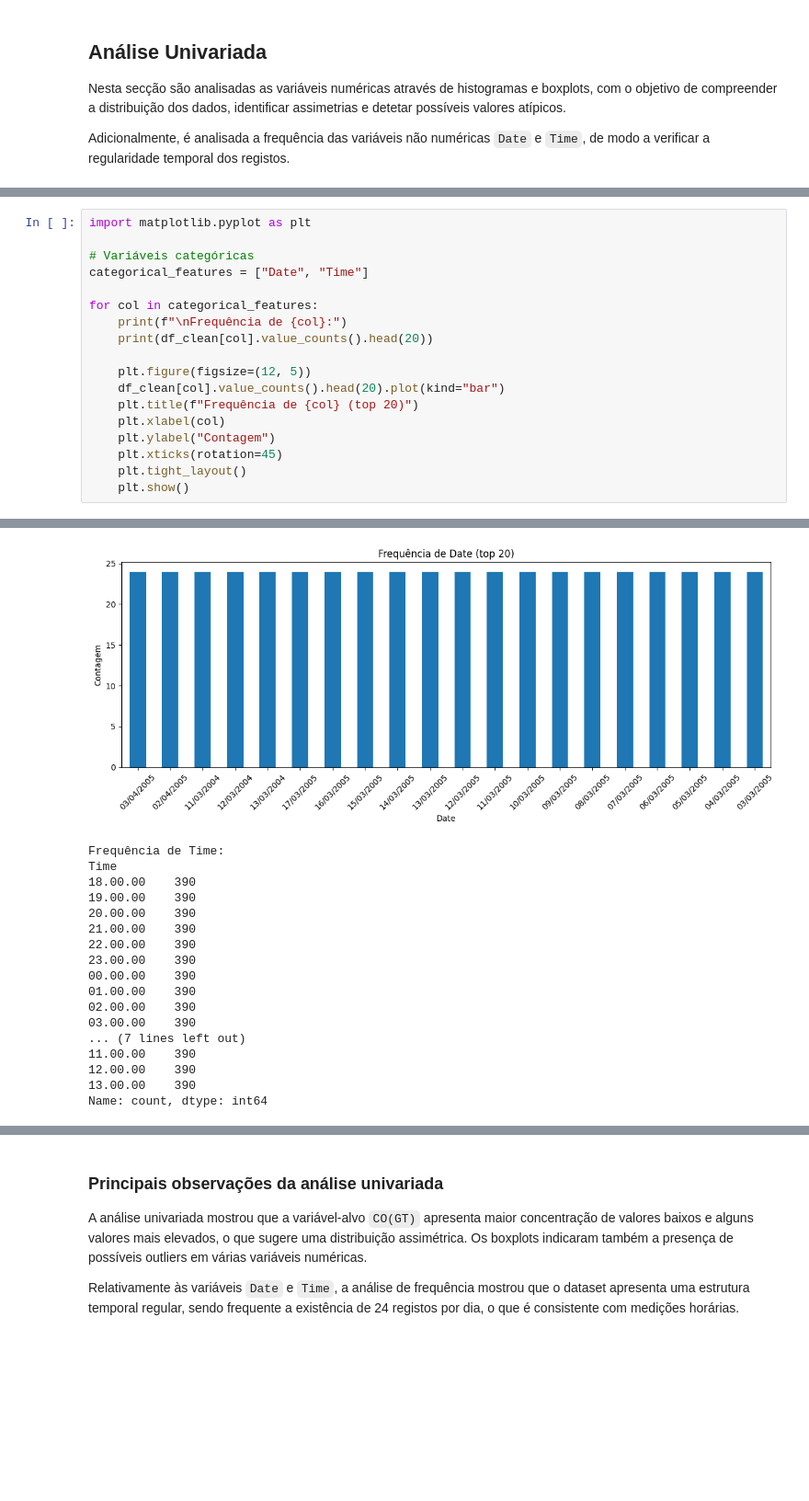
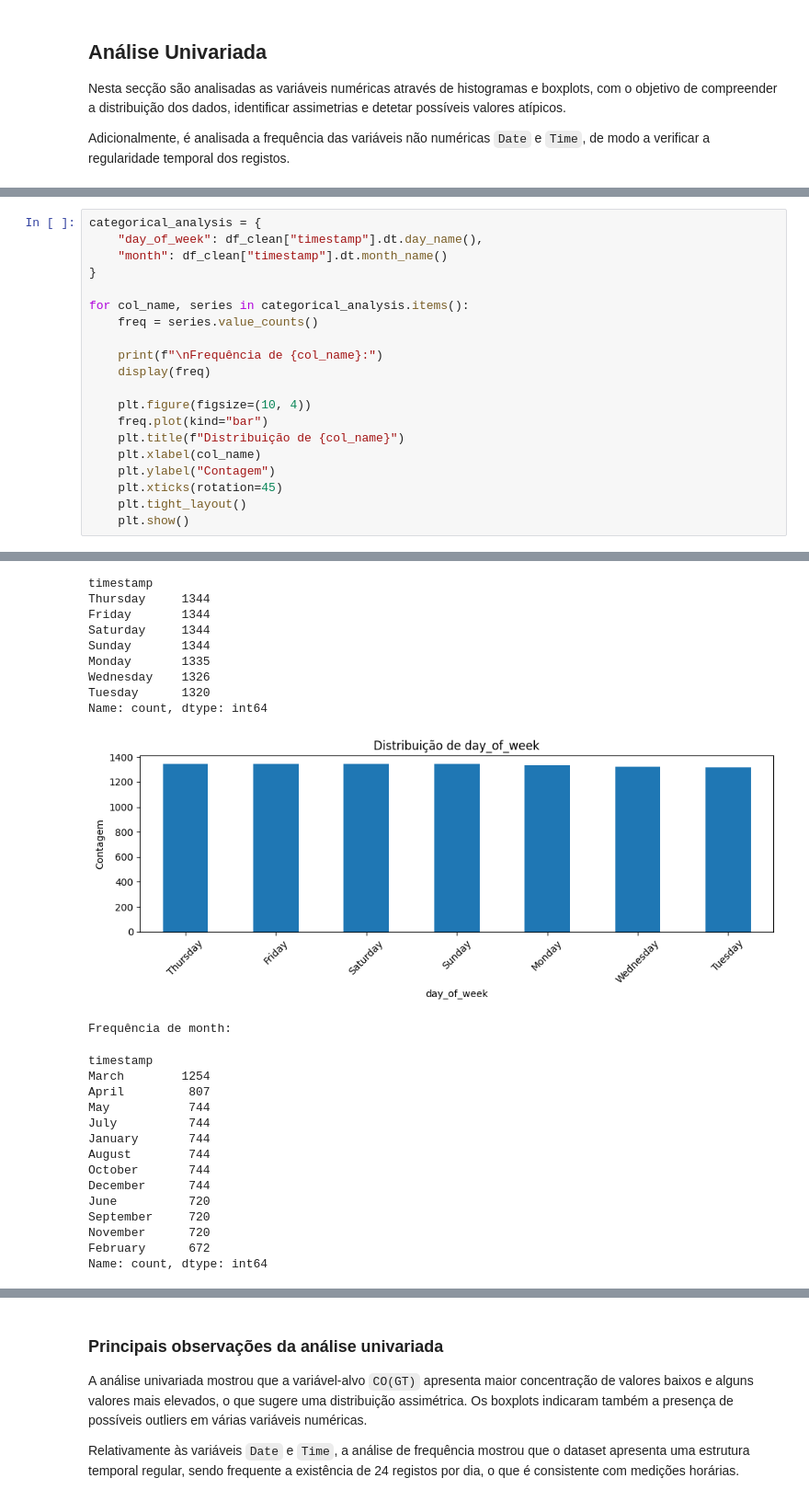
Before and after one commit to a2022138676/projeto-ciencia-dados-qualidade-ar, a Jupyter notebook: notebooks/1.0_eda_limpeza.ipynb, the cells around one changed output, grey strips where cells are left out. Shown at 92% size. Drawn from its saved outputs; the diff is of its cells as text; blank space fills up the shorter version.

```diff
--- a/notebooks/1.0_eda_limpeza.ipynb
+++ b/notebooks/1.0_eda_limpeza.ipynb
@@ -180,19 +179,21 @@ Variáveis numéricas analisadas:
 [figure]
 [figure]
 # %%
-import matplotlib.pyplot as plt
+categorical_analysis = {
+    "day_of_week": df_clean["timestamp"].dt.day_name(),
+    "month": df_clean["timestamp"].dt.month_name()
+}
 
-# Variáveis categóricas
-categorical_features = ["Date", "Time"]
+for col_name, series in categorical_analysis.items():
+    freq = series.value_counts()
 
-for col in categorical_features:
-    print(f"\nFrequência de {col}:")
-    print(df_clean[col].value_counts().head(20))
+    print(f"\nFrequência de {col_name}:")
+    display(freq)
 
-    plt.figure(figsize=(12, 5))
-    df_clean[col].value_counts().head(20).plot(kind="bar")
-    plt.title(f"Frequência de {col} (top 20)")
-    plt.xlabel(col)
+    plt.figure(figsize=(10, 4))
+    freq.plot(kind="bar")
+    plt.title(f"Distribuição de {col_name}")
+    plt.xlabel(col_name)
     plt.ylabel("Contagem")
     plt.xticks(rotation=45)
     plt.tight_layout()
@@ -218,18 +203,25 @@ Name: count, dtype: int64
+timestamp
+Thursday     1344
+Friday       1344
+Saturday     1344
+Sunday       1344
+Monday       1335
+Wednesday    1326
+Tuesday      1320
+Name: count, dtype: int64
-[figure, old version]
+[figure, new version]
-Frequência de Time:
-Time
-18.00.00    390
-19.00.00    390
-20.00.00    390
-21.00.00    390
-22.00.00    390
-23.00.00    390
-00.00.00    390
-01.00.00    390
-02.00.00    390
-03.00.00    390
-... (7 lines left out)
-11.00.00    390
-12.00.00    390
-13.00.00    390
-Name: count, dtype: int64
+Frequência de month:
+timestamp
+March        1254
+April         807
+May           744
+July          744
+January       744
+August        744
+October       744
+December      744
+June          720
+September     720
+November      720
+February      672
+Name: count, dtype: int64
```
Also changed, not shown: parts of 34 cells of this notebook.
